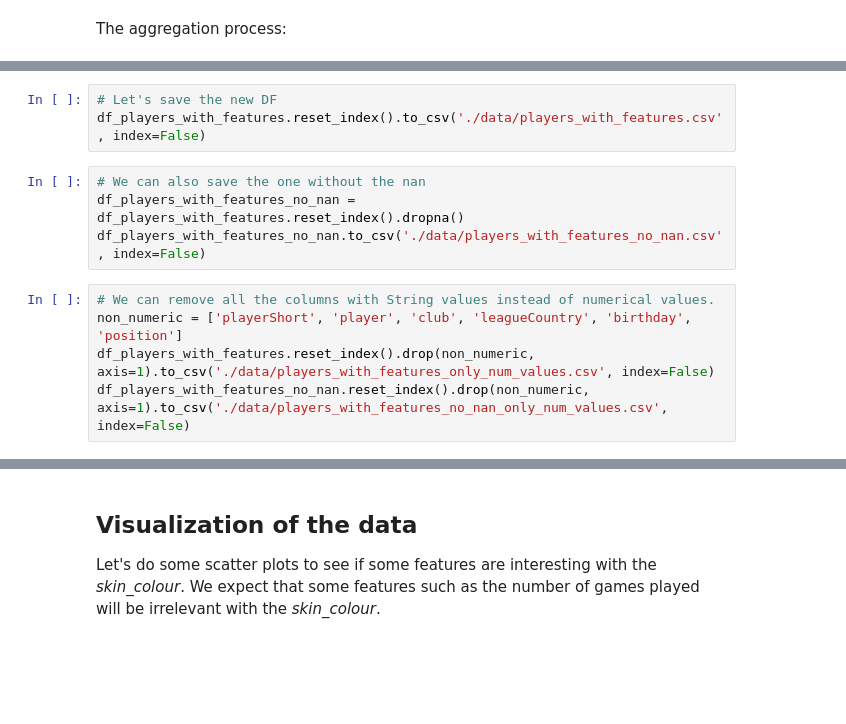
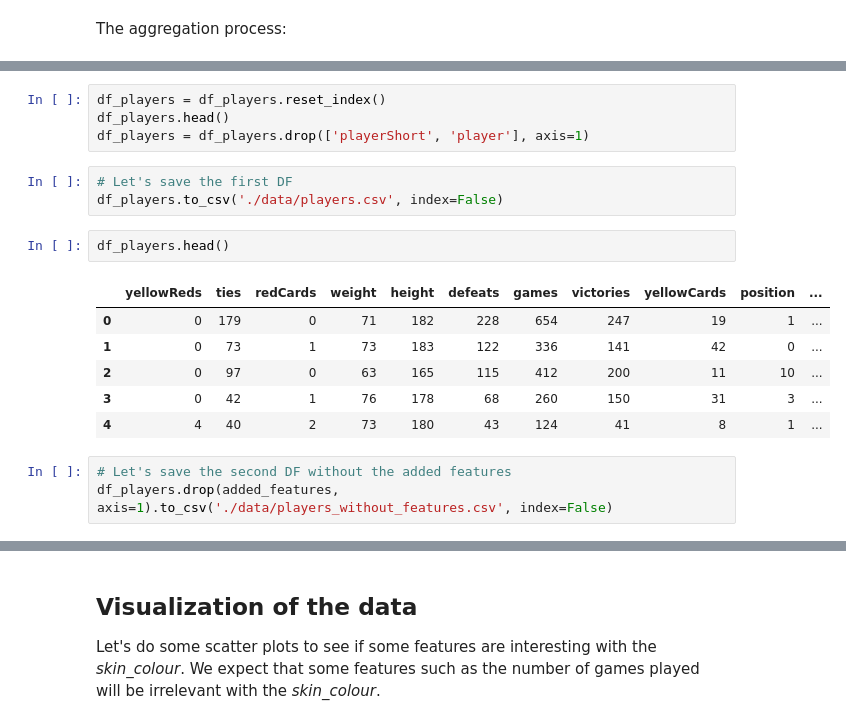
Before and after one commit to jmuth/ADA_homeworks, a Jupyter notebook: 04 - Applied ML/0_Analysis_and_Cleaning.ipynb, the cells around one changed output, grey strips where cells are left out. Cells and saved outputs as stored; diff of their text form; blank space fills up the shorter version.

```diff
--- a/04 - Applied ML/0_Analysis_and_Cleaning.ipynb
+++ b/04 - Applied ML/0_Analysis_and_Cleaning.ipynb
@@ -499,12 +555,19 @@ After this work, we can save our various Data Frames to csv.
+# %%
+df_players = df_players.reset_index()
+df_players.head()
+df_players = df_players.drop(['playerShort', 'player'], axis=1)
 # %%
-# Let's save the new DF
-df_players_with_features.reset_index().to_csv('./data/players_with_features.csv', index=False)
+# Let's save the first DF
+df_players.to_csv('./data/players.csv', index=False)
+# %%
+df_players.head()
+# %% [output]
+|  | yellowReds | ties | redCards | weight | height | defeats | games | victories | yellowCards | position | ... |
+| 0 | 0 | 179 | 0 | 71 | 182 | 228 | 654 | 247 | 19 | 1 | ... |
+| 1 | 0 | 73 | 1 | 73 | 183 | 122 | 336 | 141 | 42 | 0 | ... |
+| 2 | 0 | 97 | 0 | 63 | 165 | 115 | 412 | 200 | 11 | 10 | ... |
+| 3 | 0 | 42 | 1 | 76 | 178 | 68 | 260 | 150 | 31 | 3 | ... |
+| 4 | 4 | 40 | 2 | 73 | 180 | 43 | 124 | 41 | 8 | 1 | ... |
 # %%
-# We can also save the one without the nan
-df_players_with_features_no_nan = df_players_with_features.reset_index().dropna()
-df_players_with_features_no_nan.to_csv('./data/players_with_features_no_nan.csv', index=False)
+# Let's save the second DF without the added features
+df_players.drop(added_features, axis=1).to_csv('./data/players_without_features.csv', index=False)
-# %%
-# We can remove all the columns with String values instead of numerical values.
-non_numeric = ['playerShort', 'player', 'club', 'leagueCountry', 'birthday', 'position']
-df_players_with_features.reset_index().drop(non_numeric, axis=1).to_csv('./data/players_with_features_only_num_values.csv', index=False)
-df_players_with_features_no_nan.reset_index().drop(non_numeric, axis=1).to_csv('./data/players_with_features_no_nan_only_num_values.csv', index=False)
```
Also changed, not shown: parts of 23 cells of this notebook, 10 other files.
